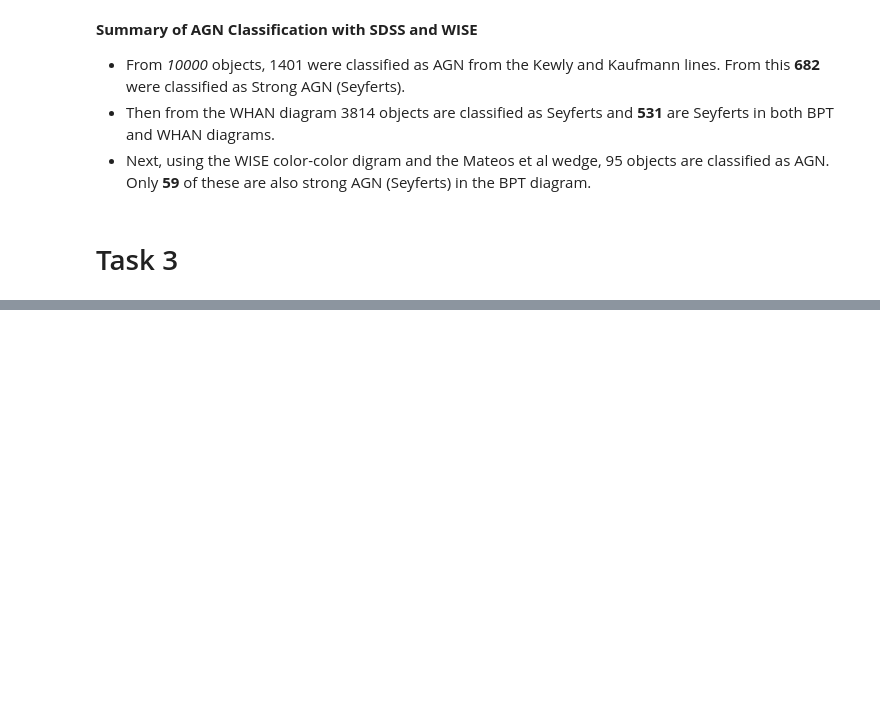
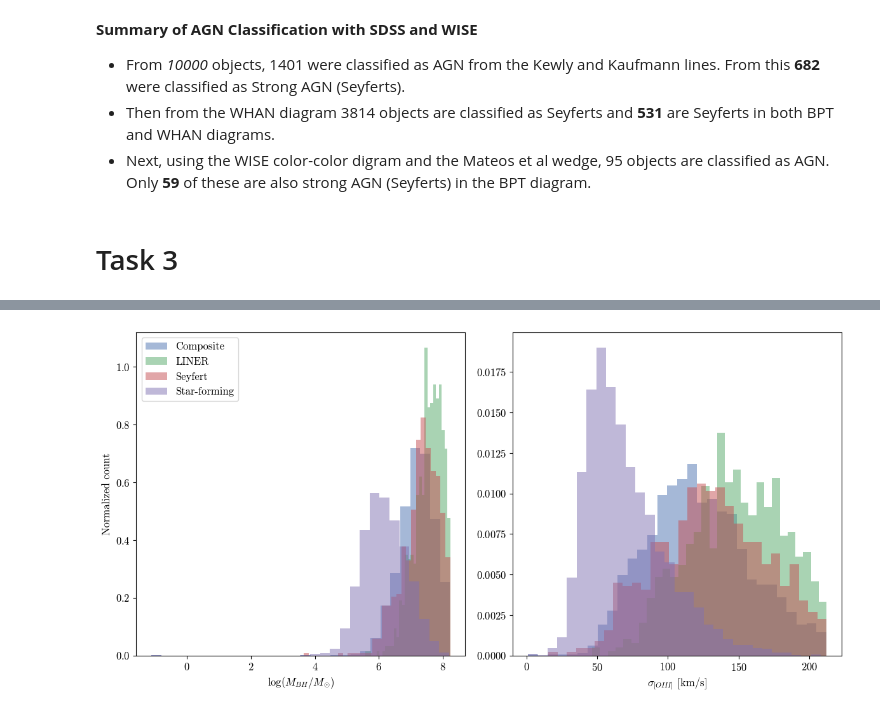
Before and after one commit to IsaacLP/AGN, a Jupyter notebook: project/final_project.ipynb, the cells around one changed output, grey strips where cells are left out. Cells and saved outputs as stored; diff of their text form; code cells hidden in the pictures; blank space fills up the shorter version.

```diff
--- a/project/final_project.ipynb
+++ b/project/final_project.ipynb
@@ -465,0 +586,22 @@ Percentage: 0.61%
+# %%
+fig, axes = plt.subplots(1, 2, figsize=(12, 6))
+
+cols = ['log_MBH', 'oiii_sigma']
+labels = [r'$\log(M_{BH} / M_{\odot})$', r'$\sigma_{[OIII]}$ [km/s]']
+
+
+for label, group in result_clean.groupby('BPT class'):
+    axes[0].hist(group[cols[0]], bins=30, alpha=0.5, label=label, density=True)
+axes[0].set_xlabel(labels[0])
+
+for label, group in result_clean.groupby('BPT class'):
+    axes[1].hist(group[cols[1]], bins=30, alpha=0.5, label=label, density=True)
+axes[1].set_xlabel(labels[1])
+
+axes[0].set_ylabel('Normalized count')
+axes[0].legend()
+
+plt.tight_layout()
+plt.show()
+# %% [output]
+[figure, added]
```
Also changed, not shown: parts of 17 cells of this notebook.
